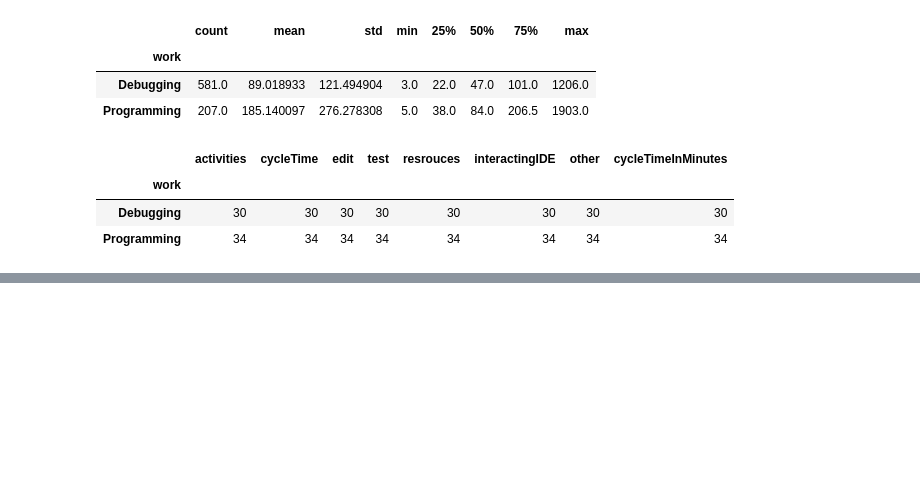
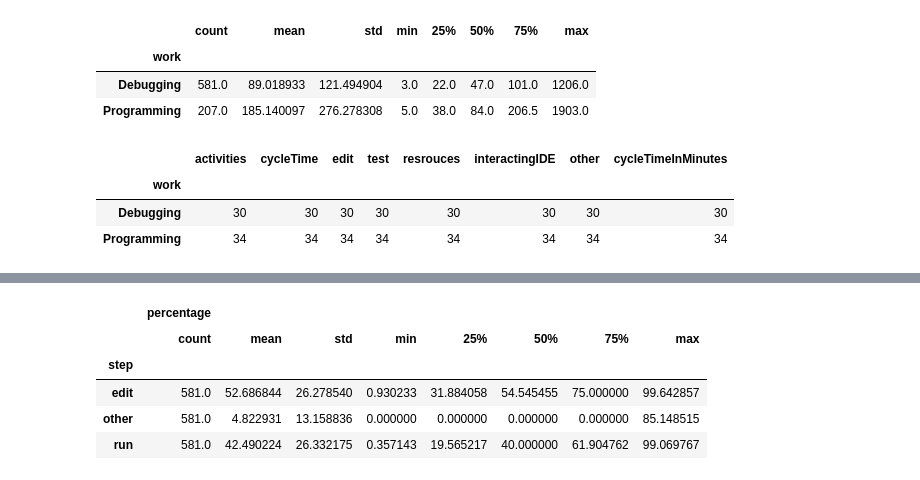
Before and after one commit to Alaboudi1/editRunCyclesAnalysis, a Jupyter notebook: detailsCycles.ipynb, the cells around one changed output, grey strips where cells are left out. Saved outputs shown, nothing was run; the diff lists cells and outputs as text; code cells hidden in the pictures; blank space fills up the shorter version.

```diff
--- a/detailsCycles.ipynb
+++ b/detailsCycles.ipynb
@@ -150,0 +157,10 @@ KeyError: 'activity'
+# %%
+stepProgramming = steps[steps["work"]=="Debugging"]
+stepProgramming.groupby("step").describe()
+# %% [output]
+|  | percentage |  |  |  |  |  |  |  |
+|  | count | mean | std | min | 25% | 50% | 75% | max |
+| step |  |  |  |  |  |  |  |  |
+| edit | 581.0 | 52.686844 | 26.278540 | 0.930233 | 31.884058 | 54.545455 | 75.000000 | 99.642857 |
+| other | 581.0 | 4.822931 | 13.158836 | 0.000000 | 0.000000 | 0.000000 | 0.000000 | 85.148515 |
+| run | 581.0 | 42.490224 | 26.332175 | 0.357143 | 19.565217 | 40.000000 | 61.904762 | 99.069767 |
```
Also changed, not shown: parts of 4 cells of this notebook, 8 other files.
